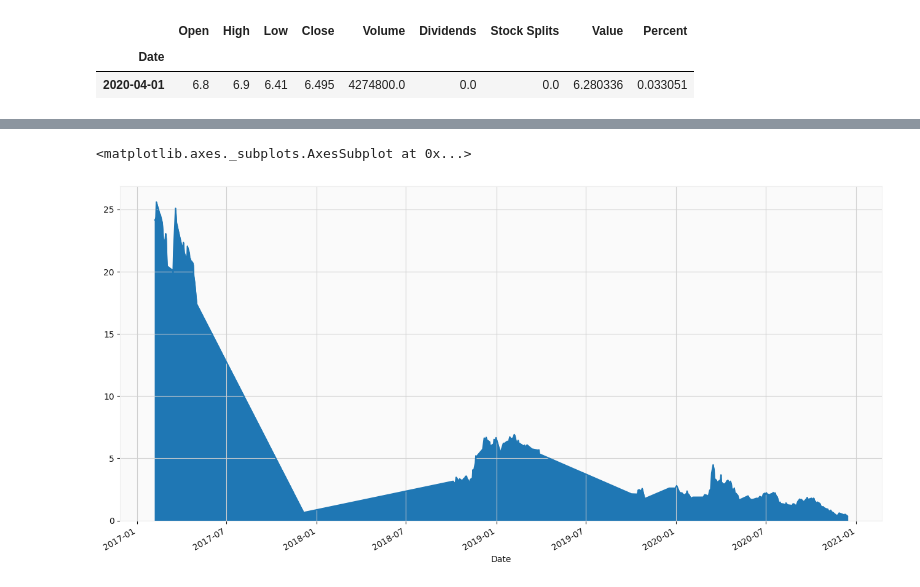
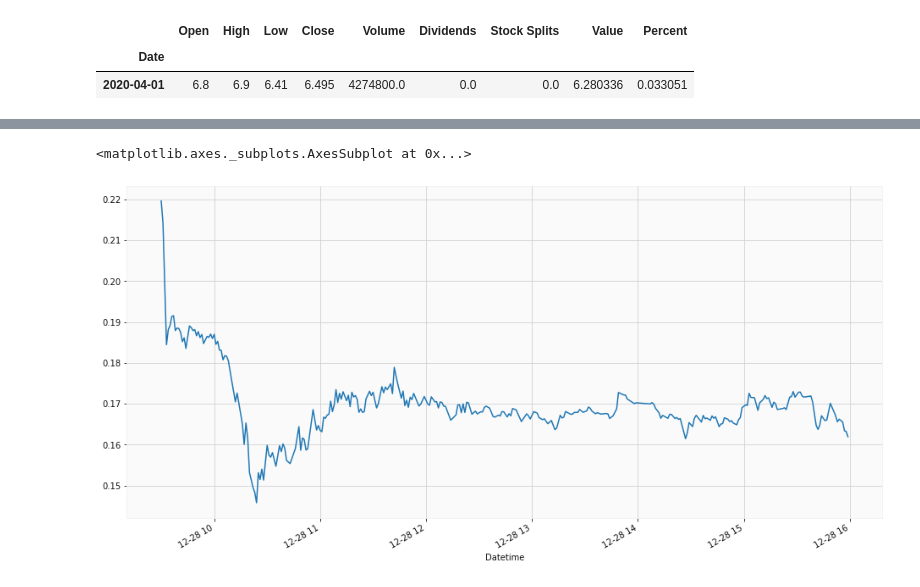
Before and after one commit to tyrchen/jupyter, a Jupyter notebook: cryptocurrency.ipynb, the cells around one changed output, grey strips where cells are left out. Drawn from its saved outputs; the diff is of its cells as text; code cells hidden in the pictures.

```diff
--- a/cryptocurrency.ipynb
+++ b/cryptocurrency.ipynb
@@ -7,4 +7,12 @@ import matplotlib.pyplot as plt
 
 import mplfinance as mpf
 
+BTC_NAV=0.00095059
+ETH_NAV=0.01030231
+BCH_NAV=0.00932072
+ETC_NAV=0.89578108
+LTC_NAV=0.09320723
+
+columns = ['Percent Cost', 'Percent SP', 'Percent', 'Close', 'Value']
+
 %matplotlib inline
@@ -174,6 +330,7 @@ gbtc[gbtc['Percent'] == gbtc['Percent'].min()]
+# %%
+btc, gbtc = get_crypto_and_stock('BTC-USD', 'GBTC', BTC_NAV, period='1d', interval='1m')
 # %%
-df = buy_at_25(gbtc, cost=10000)
-df['Percent'].plot(kind='area', figsize=(16, 8))
+gbtc['Percent'].plot(figsize=(16,8))
 # %% [output]
 <matplotlib.axes._subplots.AxesSubplot at 0x...>
-[figure, old version]
+[figure, new version]
```
Also changed, not shown: parts of 39 cells of this notebook, 8 other files.
